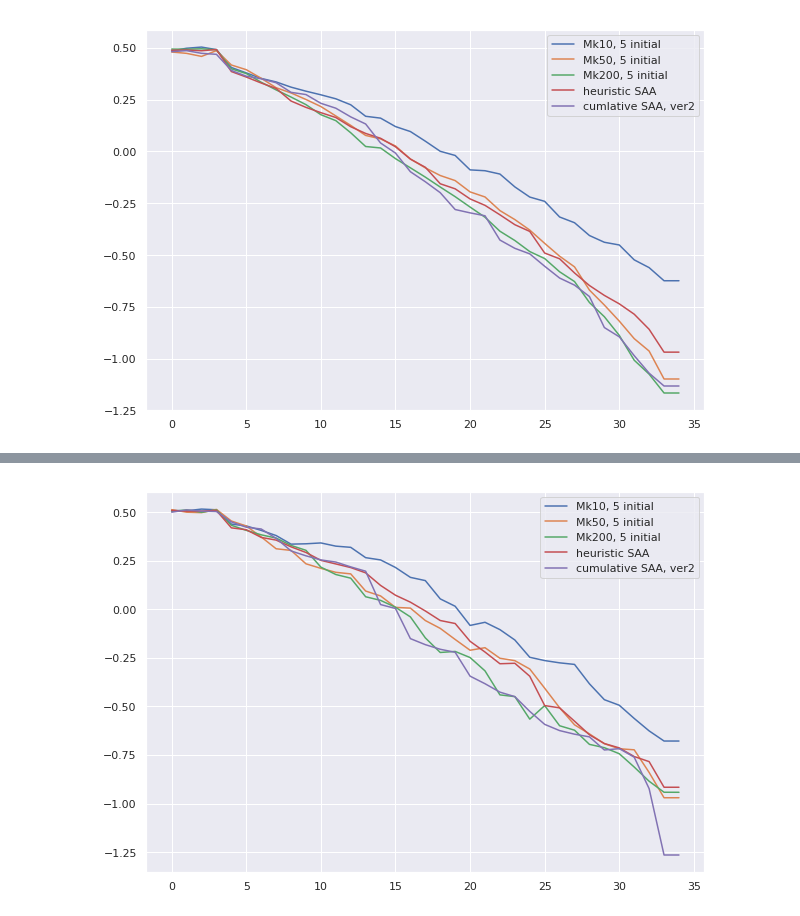
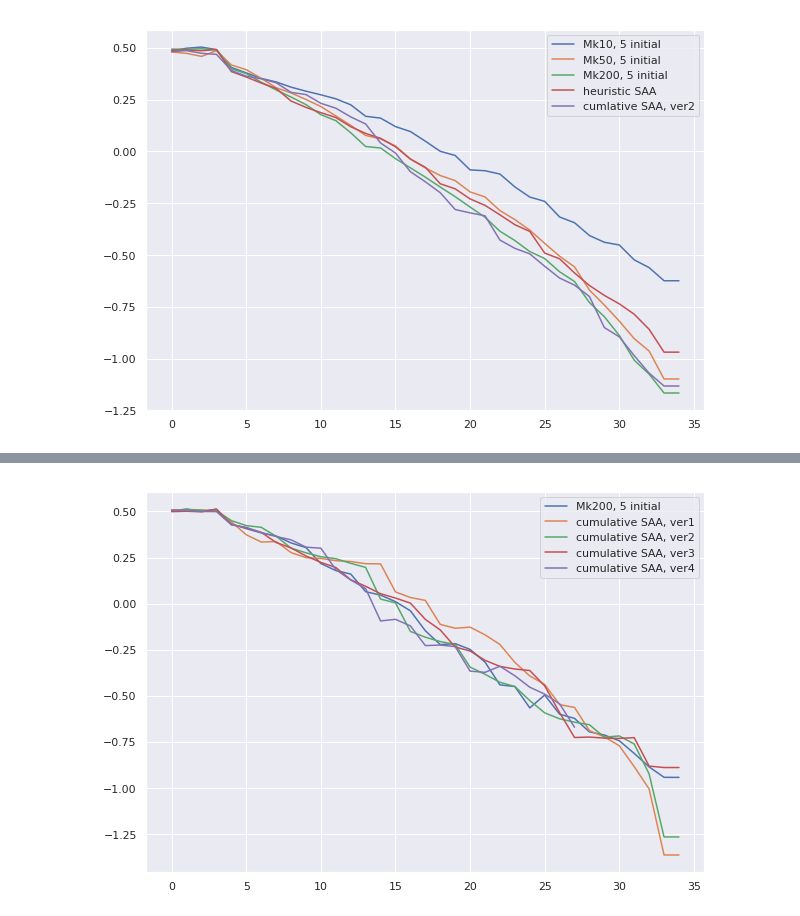
Before and after one commit to kkh8676/opt_functions, a Jupyter notebook: hartmann_Mk_Mj_SAA.ipynb, the cells around one changed output, grey strips where cells are left out. Cells and saved outputs as stored; diff of their text form; code cells hidden in the pictures.

```diff
--- a/hartmann_Mk_Mj_SAA.ipynb
+++ b/hartmann_Mk_Mj_SAA.ipynb
@@ -76,6 +92,15 @@ locs_initial5_Mk50_Mj1_exp = functions.get_recomm_loc(recomm_initial5_Mk50_Mj1_e
 locs_saa_N5_seq5_exp = functions.get_recomm_loc(recomm_saa_N5_seq5)
 
 locs_saa_cumulative_exp = functions.get_recomm_loc(recomm_saa_cumulative_exp)
+locs_saa_cumulative_exp_2 = functions.get_recomm_loc(recomm_saa_cumulative_exp_2)
+locs_saa_cumulative_exp_3 = functions.get_recomm_loc(recomm_saa_cumulative_exp_3)
+locs_saa_cumulative_exp_4 = functions.get_recomm_loc(recomm_saa_cumulative_exp_4)
+# %%
+minimum = 35
+for exp in locs_saa_cumulative_exp_4:
+    minimum = minimum if len(exp) > minimum else len(exp)
+
+locs_saa_cumulative_exp_4 = [list_[:minimum] for list_ in locs_saa_cumulative_exp_4]
 # %% [markdown]
 ### Getting immediate Regret IR measure
 # %%
@@ -191,6 +222,9 @@ irs_initial5_Mk50_Mj1_exp = get_irs_whole_exp(locs_initial5_Mk50_Mj1_exp)
 irs_saa_N5_seq5_exp = get_irs_whole_exp(locs_saa_N5_seq5_exp)
 
 irs_saa_cumulative_exp = get_irs_whole_exp(locs_saa_cumulative_exp)
+irs_saa_cumulative_exp_2 = get_irs_whole_exp(locs_saa_cumulative_exp_2)
+irs_saa_cumulative_exp_3 = get_irs_whole_exp(locs_saa_cumulative_exp_3)
+irs_saa_cumulative_exp_4 = get_irs_whole_exp(locs_saa_cumulative_exp_4)
 # %% [markdown]
 ### Getting avaraged and median value of IR
 # %%
@@ -217,6 +254,9 @@ irs_initial5_Mk50_Mj1_median = get_median_irs(irs_initial5_Mk50_Mj1_exp)
 irs_saa_N5_seq5_median = get_median_irs(irs_saa_N5_seq5_exp)
 
 irs_saa_cumulative_median = get_median_irs(irs_saa_cumulative_exp)
+irs_saa_cumulative_median_2 = get_median_irs(irs_saa_cumulative_exp_2)
+irs_saa_cumulative_median_3 = get_median_irs(irs_saa_cumulative_exp_3)
+irs_saa_cumulative_median_4 = get_median_irs(irs_saa_cumulative_exp_4)
 # %% [markdown]
 ### Plotting the real function value at suggested location
 # %%
@@ -255,13 +336,16 @@ plt.show()
 # %%
 plt.figure(figsize=(10,7))
-plt.plot(irs_initial5_Mk10_Mj1_median, label="Mk10, 5 initial")
-plt.plot(irs_initial5_Mk50_Mj1_median, label='Mk50, 5 initial')
+#plt.plot(irs_initial5_Mk10_Mj1_median, label="Mk10, 5 initial")
+#plt.plot(irs_initial5_Mk50_Mj1_median, label='Mk50, 5 initial')
 
 plt.plot(irs_initial5_Mk200_Mj1_median, label='Mk200, 5 initial')
-plt.plot(irs_saa_N5_seq5_median, label='heuristic SAA')
+#plt.plot(irs_saa_N5_seq5_median, label='heuristic SAA')
+plt.plot(irs_saa_cumulative_median_2, label='cumulative SAA, ver1')
 plt.plot(irs_saa_cumulative_median, label='cumulative SAA, ver2')
+plt.plot(irs_saa_cumulative_median_3, label='cumulative SAA, ver3')
+plt.plot(irs_saa_cumulative_median_4, label='cumulative SAA, ver4')
 
 plt.legend()
 plt.show()
 # %% [output]
-[figure, old version]
+[figure, new version]
```
Also changed, not shown: parts of 8 cells of this notebook, 1 other file.
